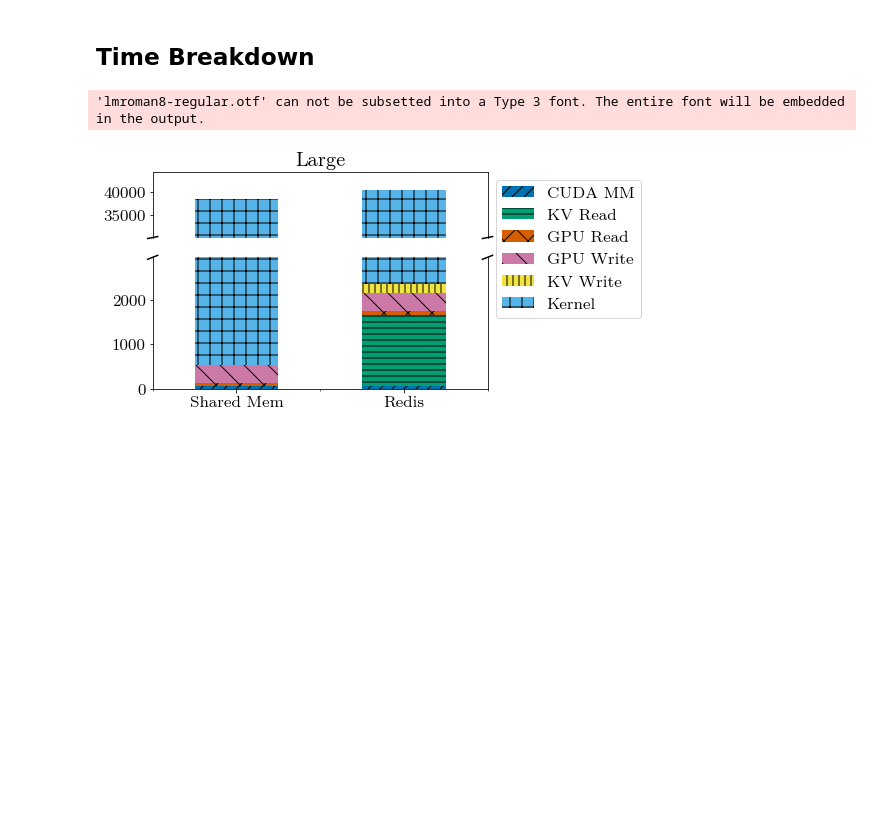
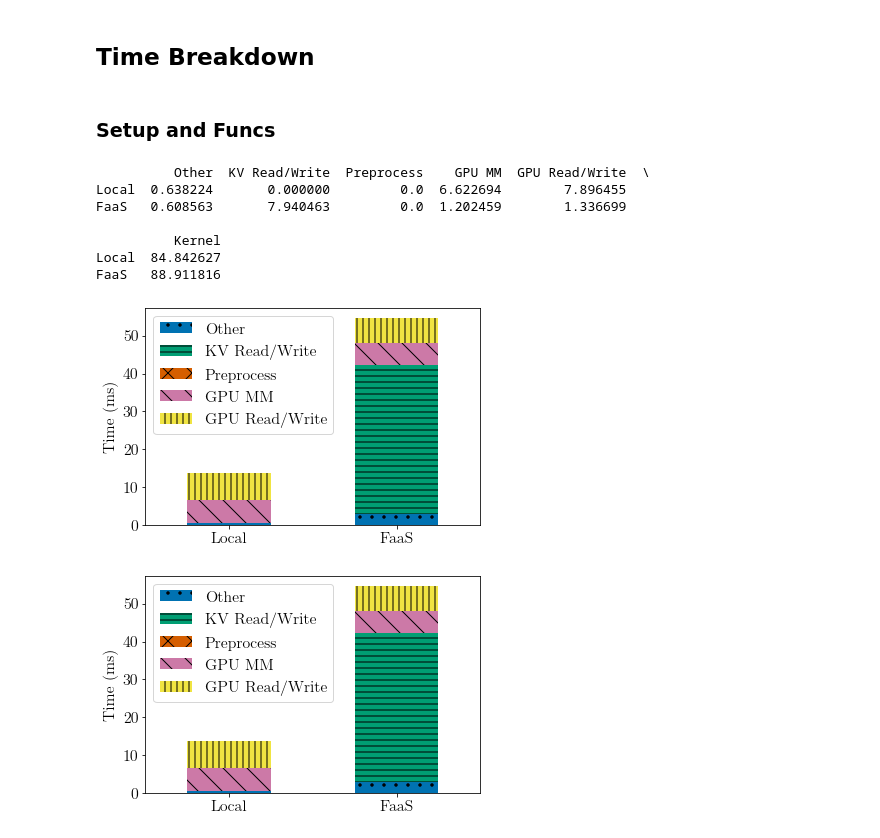
Before and after one commit to NathanTP/fakefaas, a Jupyter notebook: examples/kaasMicro/analysis/matmulAnalysis.ipynb, the cells around one changed output. Saved outputs shown, nothing was run; the diff lists cells and outputs as text; code cells hidden in the pictures; blank space fills up the shorter version.

Commit message:
Update jupyter notebook to match improved stats collection. Still a WIP for the plots.

```diff
--- a/examples/kaasMicro/analysis/matmulAnalysis.ipynb
+++ b/examples/kaasMicro/analysis/matmulAnalysis.ipynb
@@ -119,6 +124,47 @@ dtype: float64
 # Plots
 # %% [markdown]
 ## Time Breakdown
+# %% [markdown]
+### Setup and Funcs
+# %%
+# Get a plottable series for the given configuration (outputs always have only rows for keyTimes)
+# All times are converted to pct of e2e
+def getBreakdownPlottable(allDF, mode, warm, size, preTime, preInline):
+    if size == 'small':
+        dim = 1024
+    elif size == 'large':
+        dim = 8092
+
+    if preTime is None:
+        preTime = 0.0
+    elif preTime == 'low':
+        preTime = 20.0
+    elif preTime == 'high':
+        preTime = 150.0
+
+    times = allDF.loc[ (allDF['mode'] == mode) & (allDF['warm'] == warm) &
+                    (allDF['t_preprocess_configured'] == preTime) & (allDF['preInline'] == preInline)]
+
+    if len(times) != 1:
+        raise RuntimeError("configuration wasn't unique")
+
+    times = times.iloc[0]
+    pcts = (times[keyTimes] / times['t_e2e']) * 100
+
+    final = pd.DataFrame([times, pcts], index=['ms', '%'])
+    final['Preprocess'] = final['t_preInit'] + final['t_preprocess_configured']
+    final['Kernel'] = final['t_kernInit'] + final['t_kernel']
+    final['Other'] = final['t_uncounted'] + final['t_controlPlane']
+
+    # Human Readable Names
+    final.rename(inplace = True, columns = {'t_cudaMM' : "GPU MM", 't_kv' : 'KV Read/Write',
+                                          't_cudaCopy' : "GPU Read/Write"})
+
+
+    # Re-Order for exposition
+    final = final[['Other', 'KV Read/Write', 'Preprocess', 'GPU MM', 'GPU Read/Write', 'Kernel']]
+
+    return final
 # %%
 def getLimits(df):
     # Time contribution of the non-kernel parts (for the biggest benchmark)
@@ -205,13 +241,16 @@ largeWarmPlt = cleanBreakdown(largeWarm)
-# %%
-figLargeCold = plotBreakdownBroken(largeColdPlt, getLimits(largeColdPlt), title="Large")
-# figLargeWarm = plotBreakdownBroken(largeWarmPlt, getLimits(largeWarmPlt), title="Large")
-# figSmallCold = plotBreakdownBroken(smallColdPlt, getLimits(smallColdPlt), title="Small")
-# figSmallWarm = plotBreakdownBroken(smallWarmPlt, getLimits(smallWarmPlt), title="Small")
-
-figLargeCold.savefig("mmBreakdownCold.pdf", bbox_inches = "tight", format="pdf")
-# figLargeWarm.savefig("mmBreakdownLargeWarm.pdf", bbox_inches = "tight", format="pdf")
-# figSmallCold.savefig("mmBreakdownSmallCold.pdf", bbox_inches = "tight", format="pdf")
-# figSmallWarm.savefig("mmBreakdownSmallWarm.pdf", bbox_inches = "tight", format="pdf")
-# %% [output]
-'lmroman8-regular.otf' can not be subsetted into a Type 3 font. The entire font will be embedded in the output.
-[figure, removed]
+# %%
+p1 = getBreakdownPlottable(localDF, mode='process', warm=False, size='small', preTime=None, preInline=False)
+p2 = getBreakdownPlottable(faasDF, mode='process', warm=False, size='small', preTime=None, preInline=False)
+
+pltDF = pd.DataFrame([p1.loc['ms'], p2.loc['ms']], index=['Local', 'FaaS'])
+plotBreakdown([p1,p2], ['Local', 'FaaS'], noKern=True)
+# %% [output]
+          Other  KV Read/Write  Preprocess    GPU MM  GPU Read/Write  \
+Local  0.638224       0.000000         0.0  6.622694        7.896455
+FaaS   0.608563       7.940463         0.0  1.202459        1.336699
+
+          Kernel
+Local  84.842627
+FaaS   88.911816
+[figure, added]
+[figure, added]
```
Also changed, not shown: parts of 22 cells of this notebook, 1 other file.
